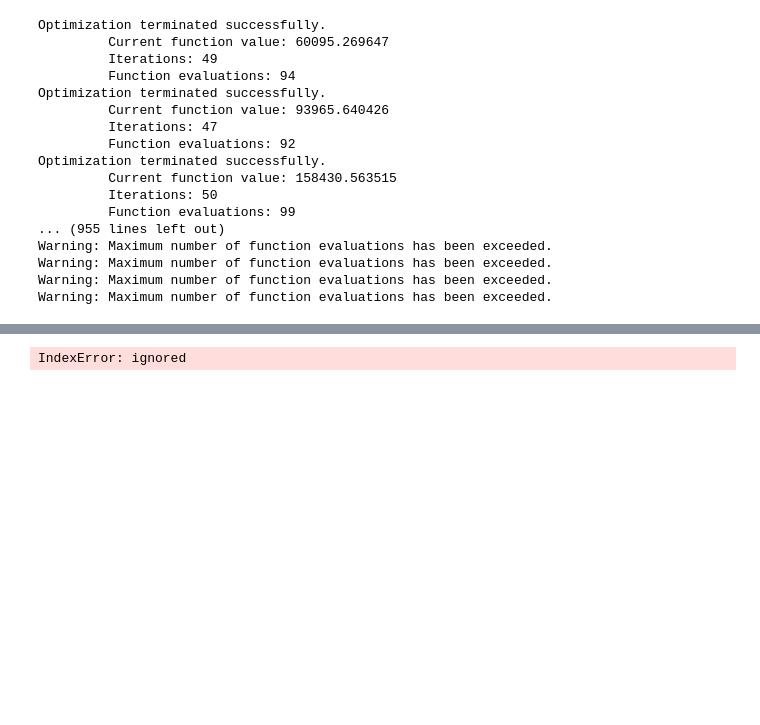
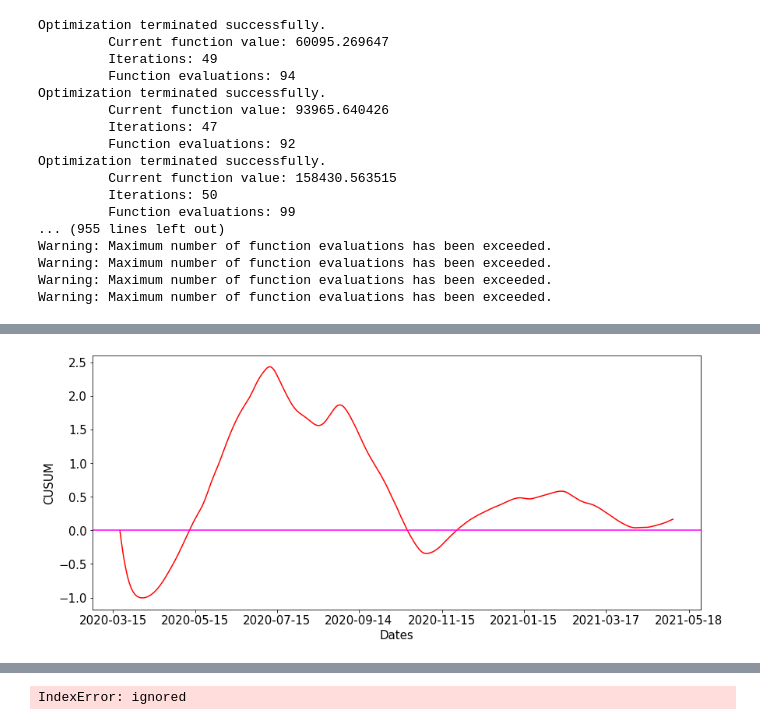
Before and after one commit to OD1992/Python-programs, a Jupyter notebook: Hospi_change_point.ipynb, the cells around one changed output, grey strips where cells are left out. Saved outputs shown, nothing was run; the diff lists cells and outputs as text; code cells hidden in the pictures; blank space fills up the shorter version.

```diff
--- a/Hospi_change_point.ipynb
+++ b/Hospi_change_point.ipynb
@@ -312,0 +315,25 @@ plt.show()
+# %%
+#***************** Cummulative sum (CUSUM) method****************
+Lambda_bar = np.mean(Lambda) #First calculate the average
+
+S = Lambda*np.nan
+for i in np.arange(0, len(Lambda)):
+  if i ==0:
+      S[0] = 0 #Start the cumulative sum at zero by setting
+  else:
+      S[i] = S[i-1] - (Lambda[i] - Lambda_bar) #Calculate the other cumulative sums by adding the difference between current value and the average to the previous sum,
+
+plt.figure(figsize=(14,6))
+plt.plot(Dates[d:len(H_smooth_MA)-d], S, color='red')
+plt.axhline(y=0, color="magenta")
+plt.xticks(dates_ticks, fontsize=15)
+plt.yticks(fontsize=15)
+plt.xlabel("Dates", fontsize=15)
+plt.ylabel("CUSUM", fontsize=15)
+#plt.legend(['S'], fontsize=15)
+plt.show()
+
+S_diff = np.max(S) - np.min(S)
+print("S_diff: ", S_diff, "S_max: ",np.max(S), "S_min: ",np.min(S))
+# %% [output]
+[figure, added]
```
Also changed, not shown: parts of 7 cells of this notebook.
